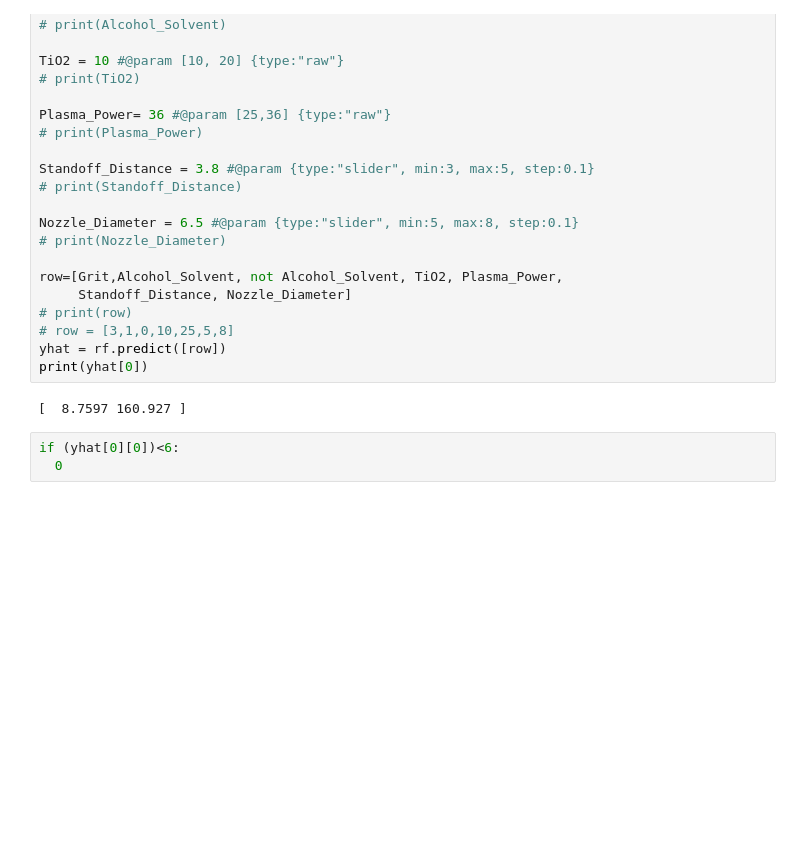
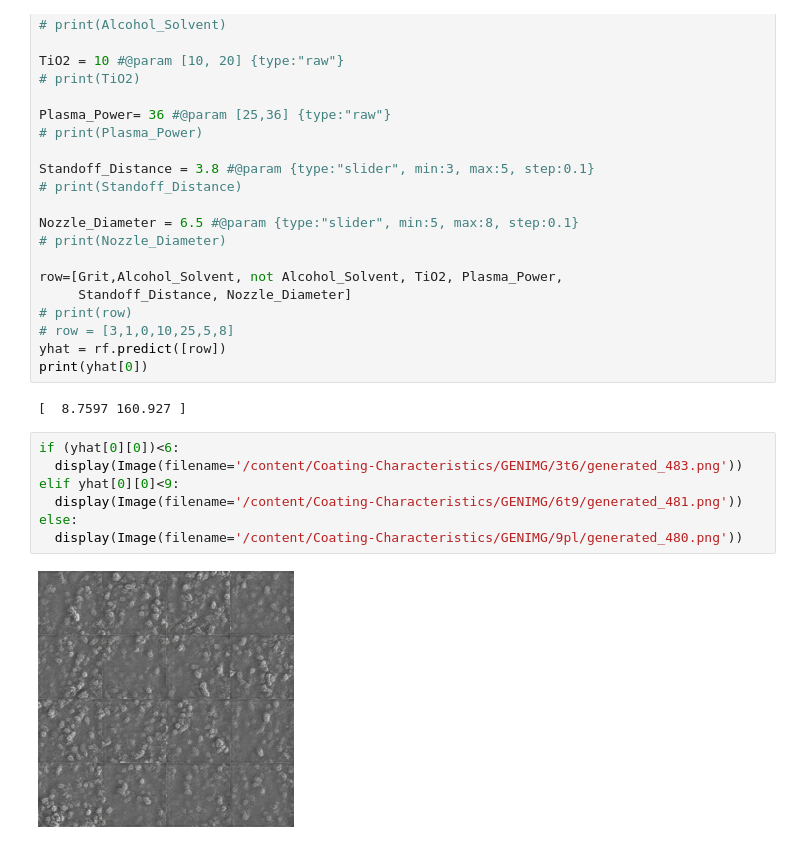
Before and after one commit to Oulsjeg/Coating-Characteristics, a Jupyter notebook: CoatingChar.ipynb, the cells around one changed output. Drawn from its saved outputs; the diff is of its cells as text; blank space fills up the shorter version.

```diff
--- a/CoatingChar.ipynb
+++ b/CoatingChar.ipynb
@@ -96,6 +99,12 @@ yhat = rf.predict([row])
 print(yhat[0])
 # %% [output]
 [  8.7597 160.927 ]
-# %%
-if (yhat[0][0])<6:
-  0
+# %%
+if (yhat[0][0])<6:
+  display(Image(filename='/content/Coating-Characteristics/GENIMG/3t6/generated_483.png'))
+elif yhat[0][0]<9:
+  display(Image(filename='/content/Coating-Characteristics/GENIMG/6t9/generated_481.png'))
+else:
+  display(Image(filename='/content/Coating-Characteristics/GENIMG/9pl/generated_480.png'))
+# %% [output]
+[figure, added]
```
Also changed, not shown: parts of 2 cells of this notebook.
